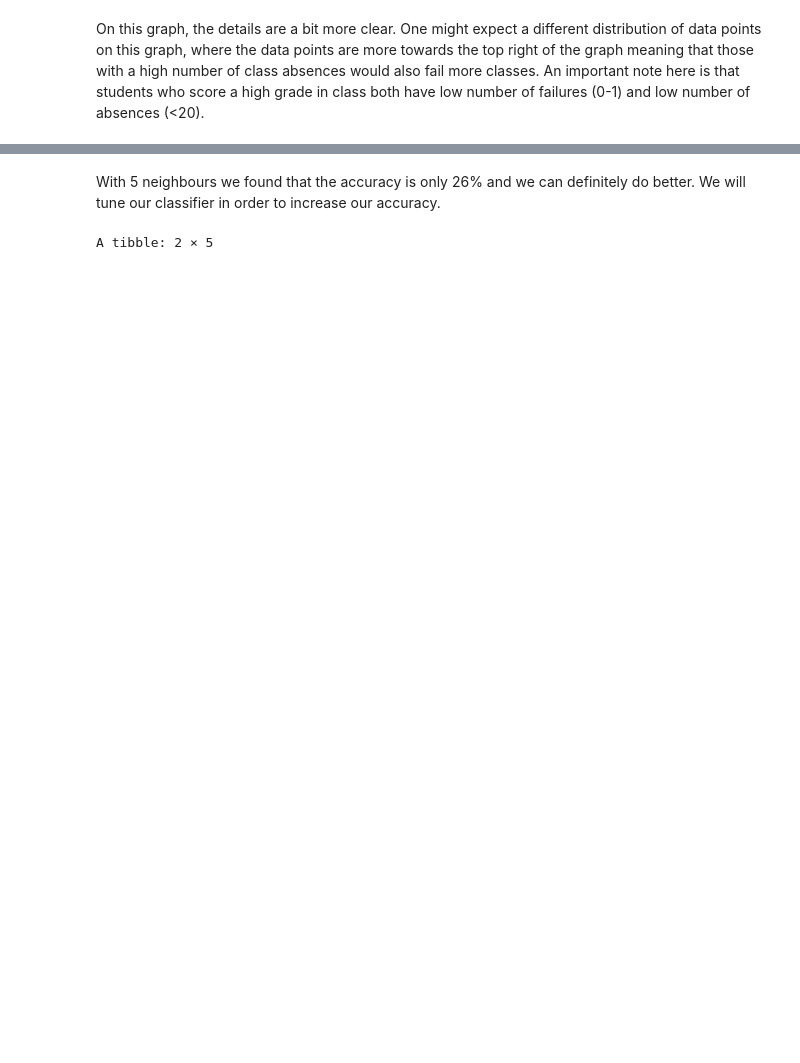
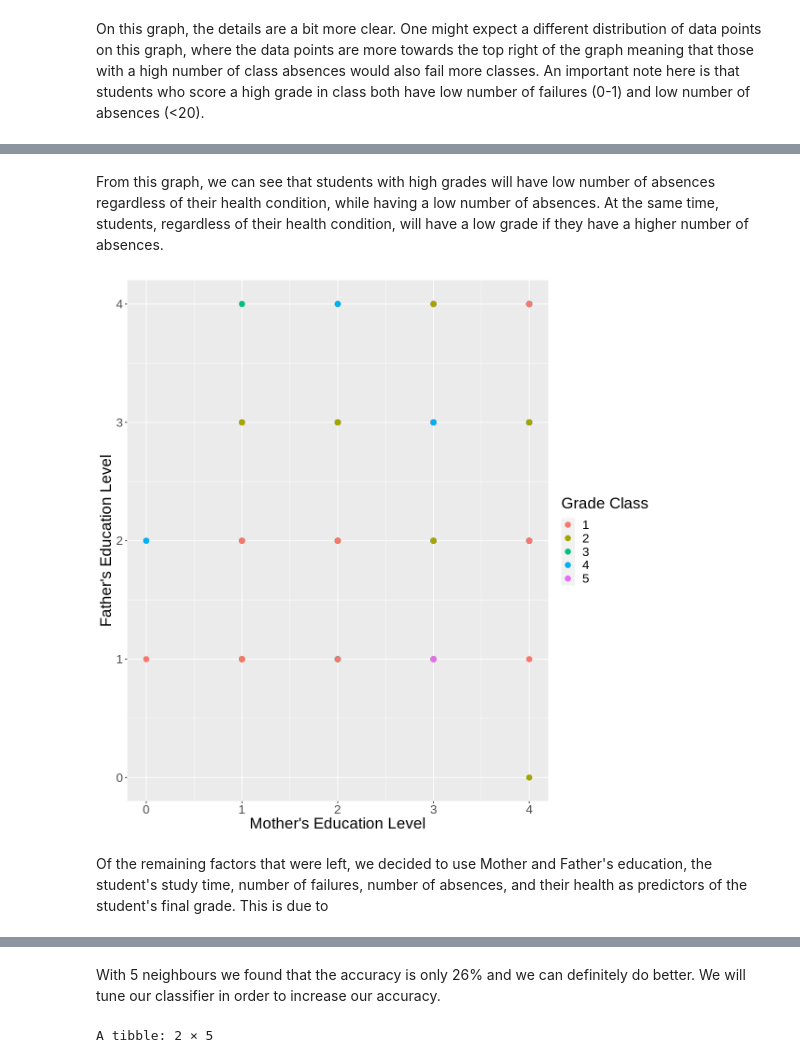
Before and after one commit to FelixNg21/DSCI100-project, a Jupyter notebook: Classification wrok.ipynb, the cells around one changed output, grey strips where cells are left out. Saved outputs shown, nothing was run; the diff lists cells and outputs as text; code cells hidden in the pictures; blank space fills up the shorter version.

```diff
--- a/Classification wrok.ipynb
+++ b/Classification wrok.ipynb
@@ -213,2 +223,16 @@ On this graph, the details are a bit more clear. One might expect a different di
+# %% [markdown]
+From this graph, we can see that students with high grades will have low number of absences regardless of their health condition, while having a low number of absences. At the same time, students, regardless of their health condition, will have a low grade if they have a higher number of absences.
+# %%
+# REMOVE
+# Exporatory plot of Mother's vs Father's Education Level with Grades as class labels
+student_plot2 <- ggplot(student_train, aes(x = Medu, y = Fedu, fill = label)) +
+    geom_point(aes(color = label), size = 3) +
+    labs(x = "Mother's Education Level" , y = "Father's Education Level", fill = "Grade Class", color = "Grade Class") +
+    theme(text = element_text(size = 20))
+student_plot2
+# %% [output]
+[figure, added]
+# %% [markdown]
+Of the remaining factors that were left, we decided to use Mother and Father's education, the student's study time, number of failures, number of absences, and their health as predictors of the student's final grade. This is due to
 # %%
 # model specification to produce a baseline accuracy
```
Also changed, not shown: parts of 13 cells of this notebook.
